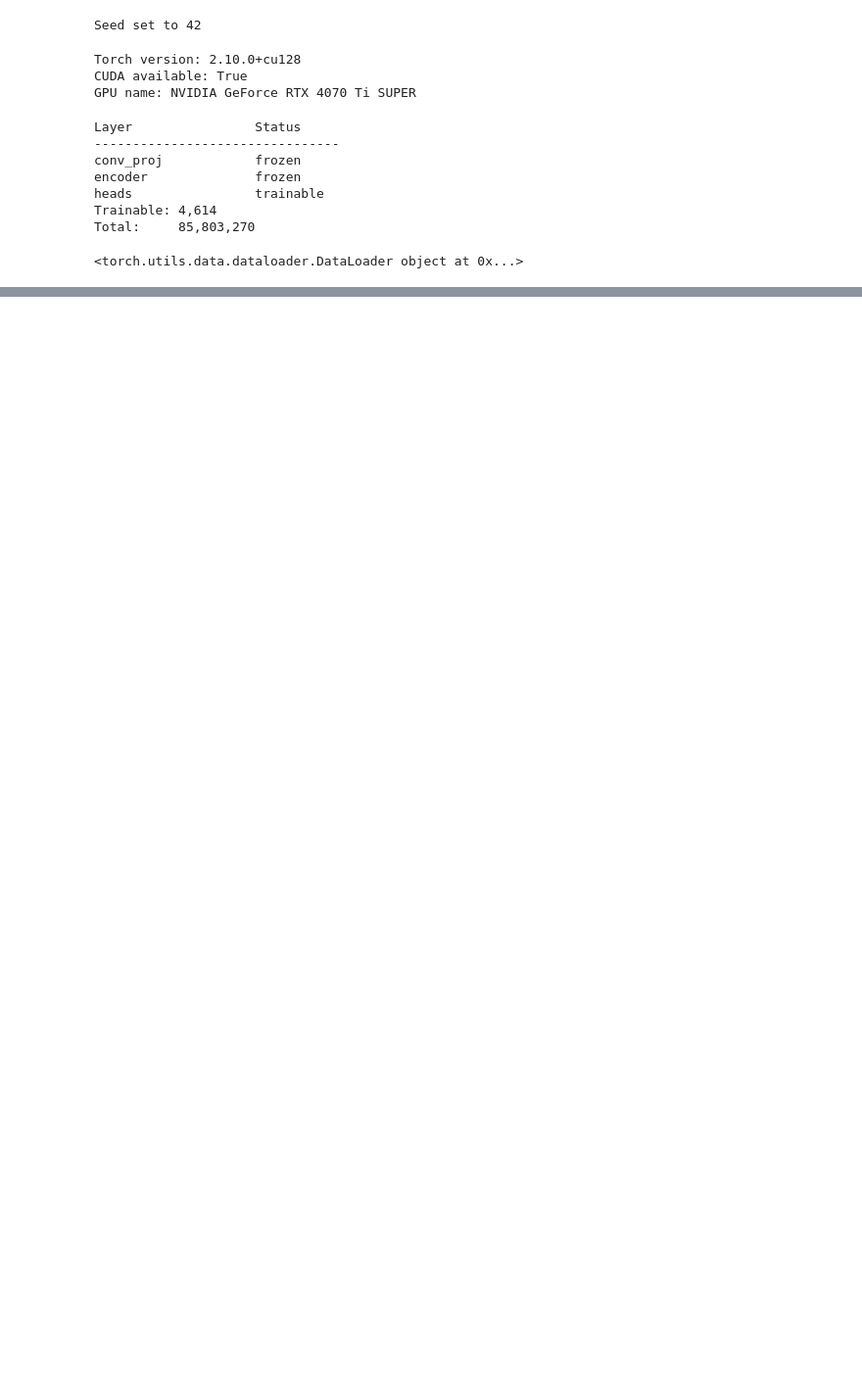
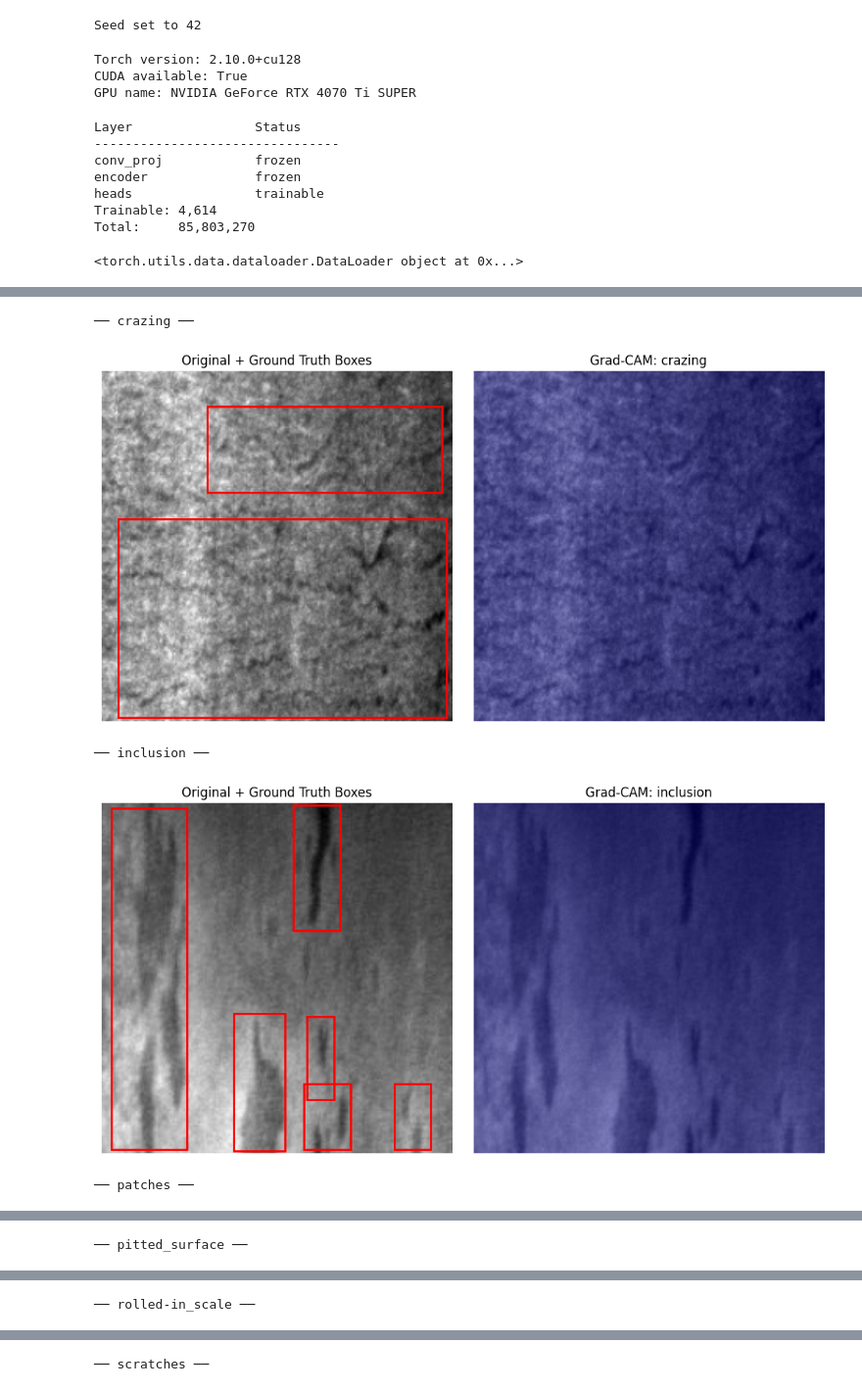
Before and after one commit to lautarocolli/industrial-defect-detection, a Jupyter notebook: notebooks/ViT.ipynb, the cells around one changed output, grey strips where cells are left out. Shown at 98% size. Cells and saved outputs as stored; diff of their text form; code cells hidden in the pictures; blank space fills up the shorter version.

```diff
--- a/notebooks/ViT.ipynb
+++ b/notebooks/ViT.ipynb
@@ -104,0 +129,27 @@ ModuleNotFoundError: No module named 'src'
+# %%
+examples = {}
+
+for idx in range(len(test_loader.dataset)):
+    sample     = test_loader.dataset[idx]
+    class_name = test_loader.dataset.classes[sample["label"]]
+
+    if class_name not in examples:
+        examples[class_name] = idx
+
+    # stop early once all 6 classes found
+    if len(examples) == len(test_loader.dataset.classes):
+        break
+
+# visualise one per class
+for class_name, idx in examples.items():
+    sample  = test_loader.dataset[idx]
+    boxes   = test_loader.dataset.get_boxes(sample["image_path"])
+    classes = test_loader.dataset.classes
+    print(f"\n── {class_name} ──")
+    cam_vit.visualize(sample, classes, boxes=boxes)
+# %% [output]
+── crazing ──
+[figure, added]
+── inclusion ──
+[figure, added]
+── patches ──
@@ -104,0 +157 @@ ModuleNotFoundError: No module named 'src'
+── pitted_surface ──
@@ -104,0 +159 @@ ModuleNotFoundError: No module named 'src'
+── rolled-in_scale ──
@@ -104,0 +161 @@ ModuleNotFoundError: No module named 'src'
+── scratches ──
```
Also changed, not shown: parts of 7 cells of this notebook, 1 other file.
